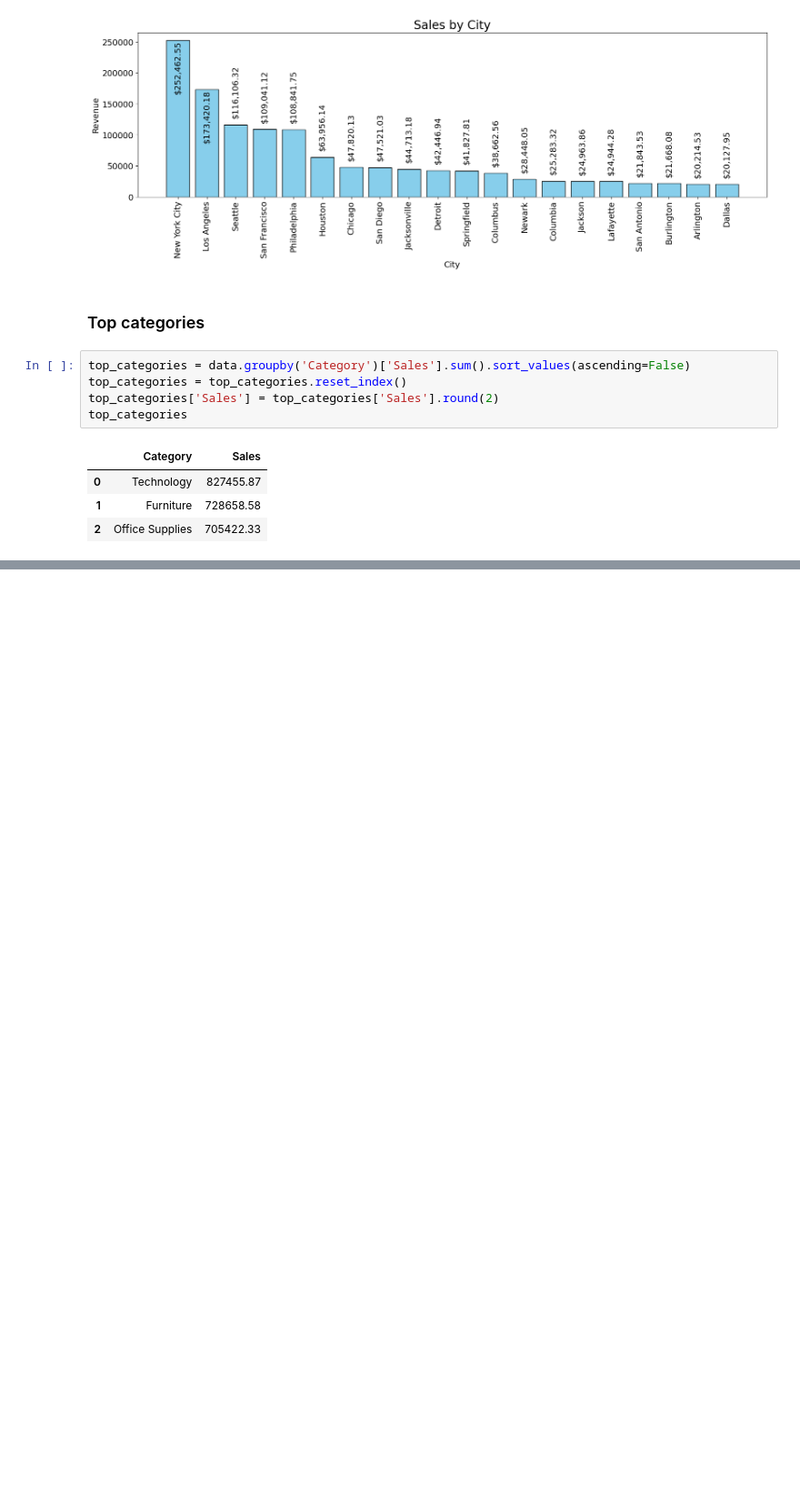
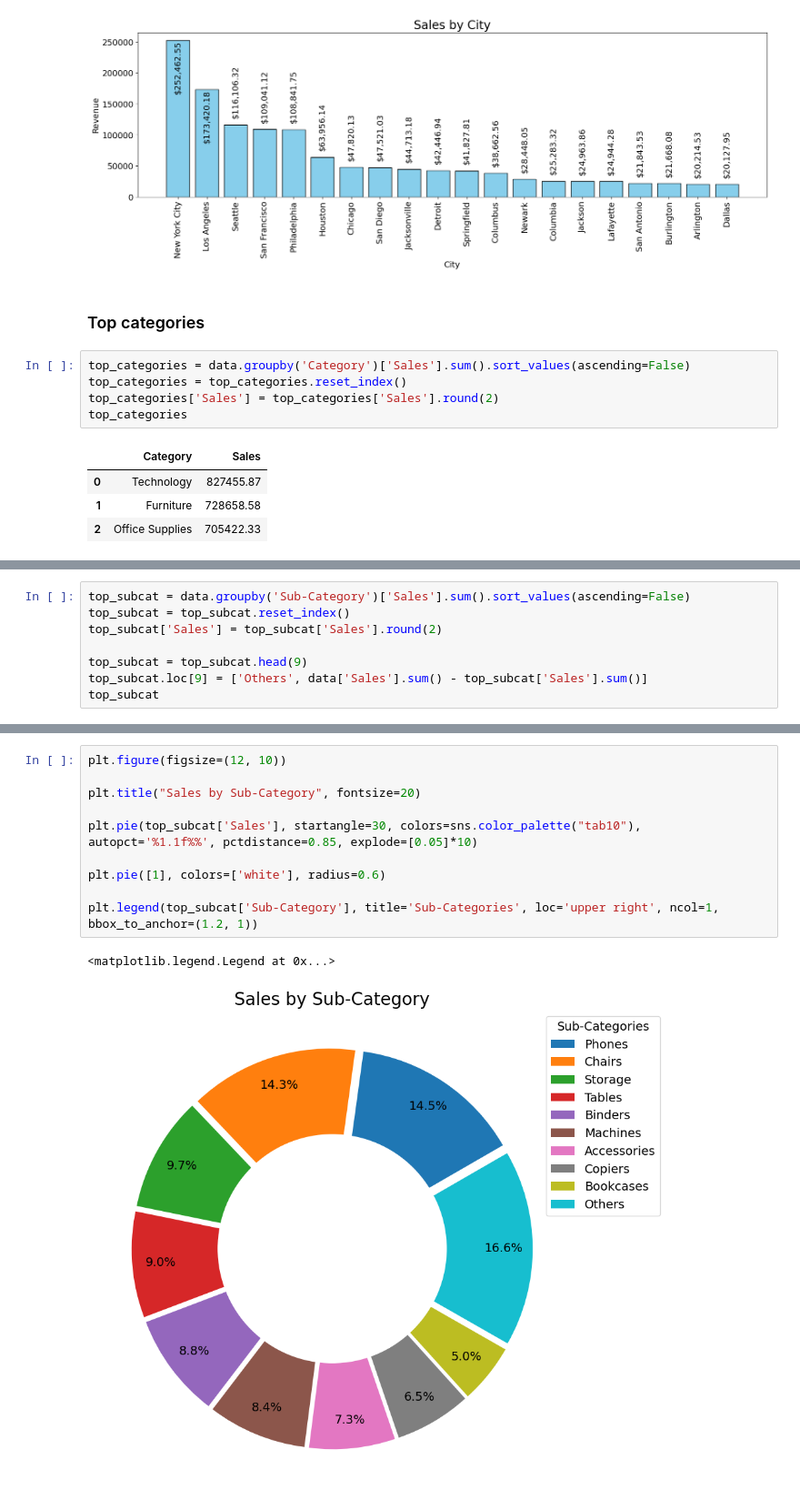
Before and after one commit to MrIsCM/DataProjects, a Jupyter notebook: P1_Sales_DA/main.ipynb, the cells around one changed output, grey strips where cells are left out. Shown at 91% size. Saved outputs shown, nothing was run; the diff lists cells and outputs as text; blank space fills up the shorter version.

```diff
--- a/P1_Sales_DA/main.ipynb
+++ b/P1_Sales_DA/main.ipynb
@@ -277,0 +280,8 @@ plt.legend(top_categories['Category'], title='Categories', loc='upper right')
+# %%
+top_subcat = data.groupby('Sub-Category')['Sales'].sum().sort_values(ascending=False)
+top_subcat = top_subcat.reset_index()
+top_subcat['Sales'] = top_subcat['Sales'].round(2)
+
+top_subcat = top_subcat.head(9)
+top_subcat.loc[9] = ['Others', data['Sales'].sum() - top_subcat['Sales'].sum()]
+top_subcat
@@ -277,0 +300,13 @@ plt.legend(top_categories['Category'], title='Categories', loc='upper right')
+# %%
+plt.figure(figsize=(12, 10))
+
+plt.title("Sales by Sub-Category", fontsize=20)
+
+plt.pie(top_subcat['Sales'], startangle=30, colors=sns.color_palette("tab10"), autopct='%1.1f%%', pctdistance=0.85, explode=[0.05]*10)
+
+plt.pie([1], colors=['white'], radius=0.6)
+
+plt.legend(top_subcat['Sub-Category'], title='Sub-Categories', loc='upper right', ncol=1, bbox_to_anchor=(1.2, 1))
+# %% [output]
+<matplotlib.legend.Legend at 0x...>
+[figure, added]
```
Also changed, not shown: parts of 3 cells of this notebook.
